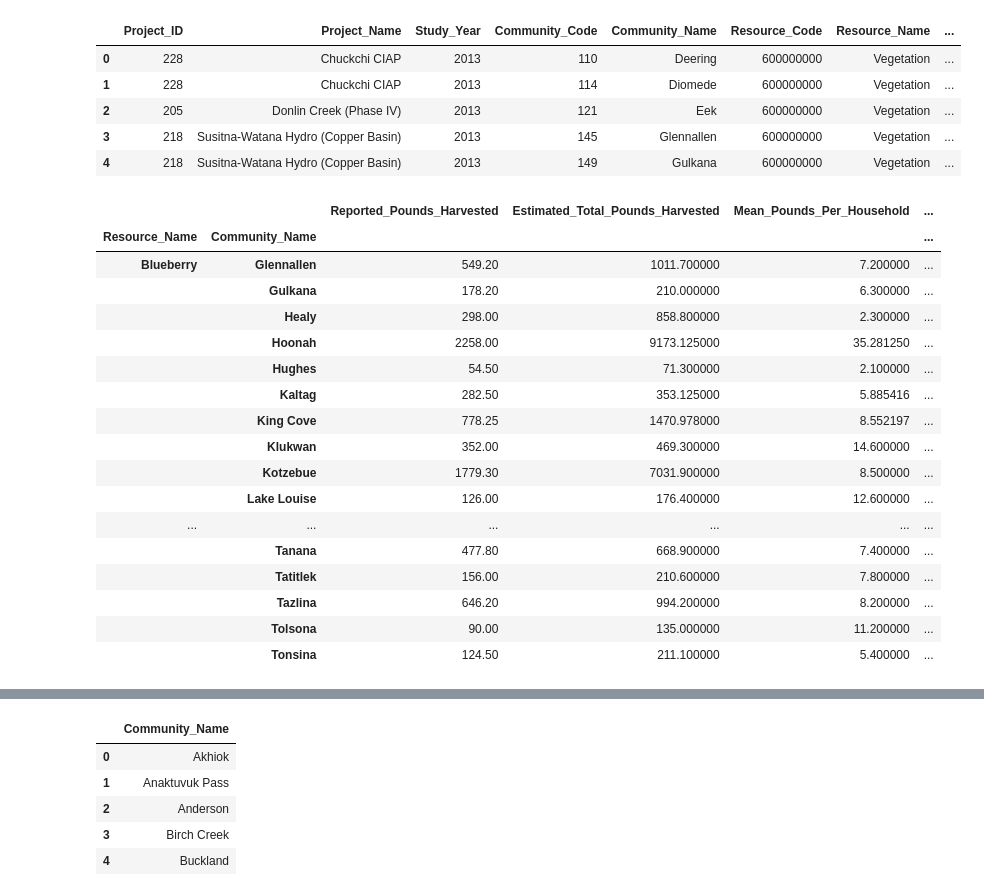
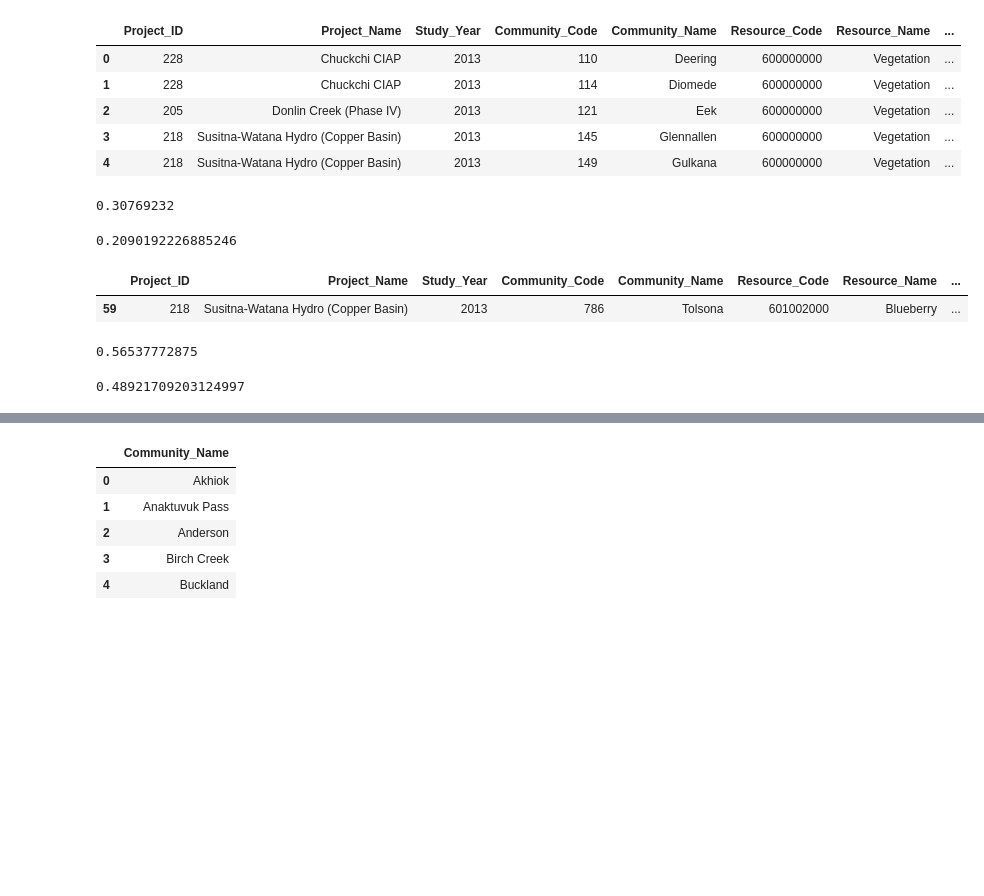
Before and after one commit to LVParkinson/Alaska-Berry-Futures, a Jupyter notebook: 2023.02.08_Alaska vegetation harvest 2016-18.ipynb, the cells around one changed output, grey strips where cells are left out. Cells and saved outputs as stored; diff of their text form; code cells hidden in the pictures; blank space fills up the shorter version.

Commit message:
blueberry specific harvest info

```diff
--- a/2023.02.08_Alaska vegetation harvest 2016-18.ipynb
+++ b/2023.02.08_Alaska vegetation harvest 2016-18.ipynb
@@ -31,4 +31,29 @@ veg.head()
 | 2 | 205 | Donlin Creek (Phase IV) | 2013 | 121 | Eek | 600000000 | Vegetation | ... |
 | 3 | 218 | Susitna-Watana Hydro (Copper Basin) | 2013 | 145 | Glennallen | 600000000 | Vegetation | ... |
 | 4 | 218 | Susitna-Watana Hydro (Copper Basin) | 2013 | 149 | Gulkana | 600000000 | Vegetation | ... |
+# %%
+blueberry = veg[(veg['Resource_Name'] == 'Blueberry') & (veg['Percent_Using'] <=1) & (veg['Estimated_Total_Pounds_Harvested'] >0)].copy()
+# %%
+blueberry['sharing'] = blueberry['Percent_Using'] - blueberry['Percent_Harvesting']
+# %%
+blueberry['sharing'].max()
+# %% [output]
+0.30769232
+# %%
+blueberry['Percent_Giving'].mean()
+# %% [output]
+0.2090192226885246
+# %%
+blueberry[blueberry['Percent_Giving']==0.625]
+# %% [output]
+|  | Project_ID | Project_Name | Study_Year | Community_Code | Community_Name | Resource_Code | Resource_Name | ... |
+| 59 | 218 | Susitna-Watana Hydro (Copper Basin) | 2013 | 786 | Tolsona | 601002000 | Blueberry | ... |
+# %%
+veg[(veg['Resource_Name'] == 'Blueberry') & (veg['Percent_Using'] <=1)]['Percent_Using'].mean()
+# %% [output]
+0.56537772875
+# %%
+veg[(veg['Resource_Name'] == 'Blueberry') & (veg['Percent_Using'] <=1)]['Percent_Harvesting'].mean()
+# %% [output]
+0.48921709203124997
 # %%
@@ -57,29 +82,10 @@ berries=[
     'Wild Rose Hips'
 ]
 # %%
-veg[veg['Resource_Name'].isin(berries)].groupby(['Resource_Name','Community_Name'])[
+veg[veg['Resource_Name'].isin('Blueberry')].groupby(['Resource_Name','Community_Name'])[[
     'Reported_Pounds_Harvested','Estimated_Total_Pounds_Harvested','Mean_Pounds_Per_Household',
-    'Percapita_Pounds_Harvested'].sum(
-    )[90:130]#.reset_index()#.to_excel('Berries by AK community 2015-18.xlsx', index=False)
+    'Percapita_Pounds_Harvested']].sum(
+    )[90:135]#.reset_index()#.to_excel('Berries by AK community 2015-18.xlsx', index=False)
-# %% [output]
-|  |  | Reported_Pounds_Harvested | Estimated_Total_Pounds_Harvested | Mean_Pounds_Per_Household | ... |
-| Resource_Name | Community_Name |  |  |  | ... |
-| Blueberry | Glennallen | 549.20 | 1011.700000 | 7.200000 | ... |
-|  | Gulkana | 178.20 | 210.000000 | 6.300000 | ... |
-|  | Healy | 298.00 | 858.800000 | 2.300000 | ... |
-|  | Hoonah | 2258.00 | 9173.125000 | 35.281250 | ... |
-|  | Hughes | 54.50 | 71.300000 | 2.100000 | ... |
-|  | Kaltag | 282.50 | 353.125000 | 5.885416 | ... |
-|  | King Cove | 778.25 | 1470.978000 | 8.552197 | ... |
-|  | Klukwan | 352.00 | 469.300000 | 14.600000 | ... |
-|  | Kotzebue | 1779.30 | 7031.900000 | 8.500000 | ... |
-|  | Lake Louise | 126.00 | 176.400000 | 12.600000 | ... |
-| ... | ... | ... | ... | ... | ... |
-|  | Tanana | 477.80 | 668.900000 | 7.400000 | ... |
-|  | Tatitlek | 156.00 | 210.600000 | 7.800000 | ... |
-|  | Tazlina | 646.20 | 994.200000 | 8.200000 | ... |
-|  | Tolsona | 90.00 | 135.000000 | 11.200000 | ... |
-|  | Tonsina | 124.50 | 211.100000 | 5.400000 | ... |
 # %%
 veg[veg['Resource_Name'].isin(berries)].groupby(['Resource_Name'])['Reported_Pounds_Harvested','Estimated_Total_Pounds_Harvested','Mean_Pounds_Per_Household','Percapita_Pounds_Harvested'].sum()[:50]
 # %% [output]
```
Also changed, not shown: parts of 1 cell of this notebook.
